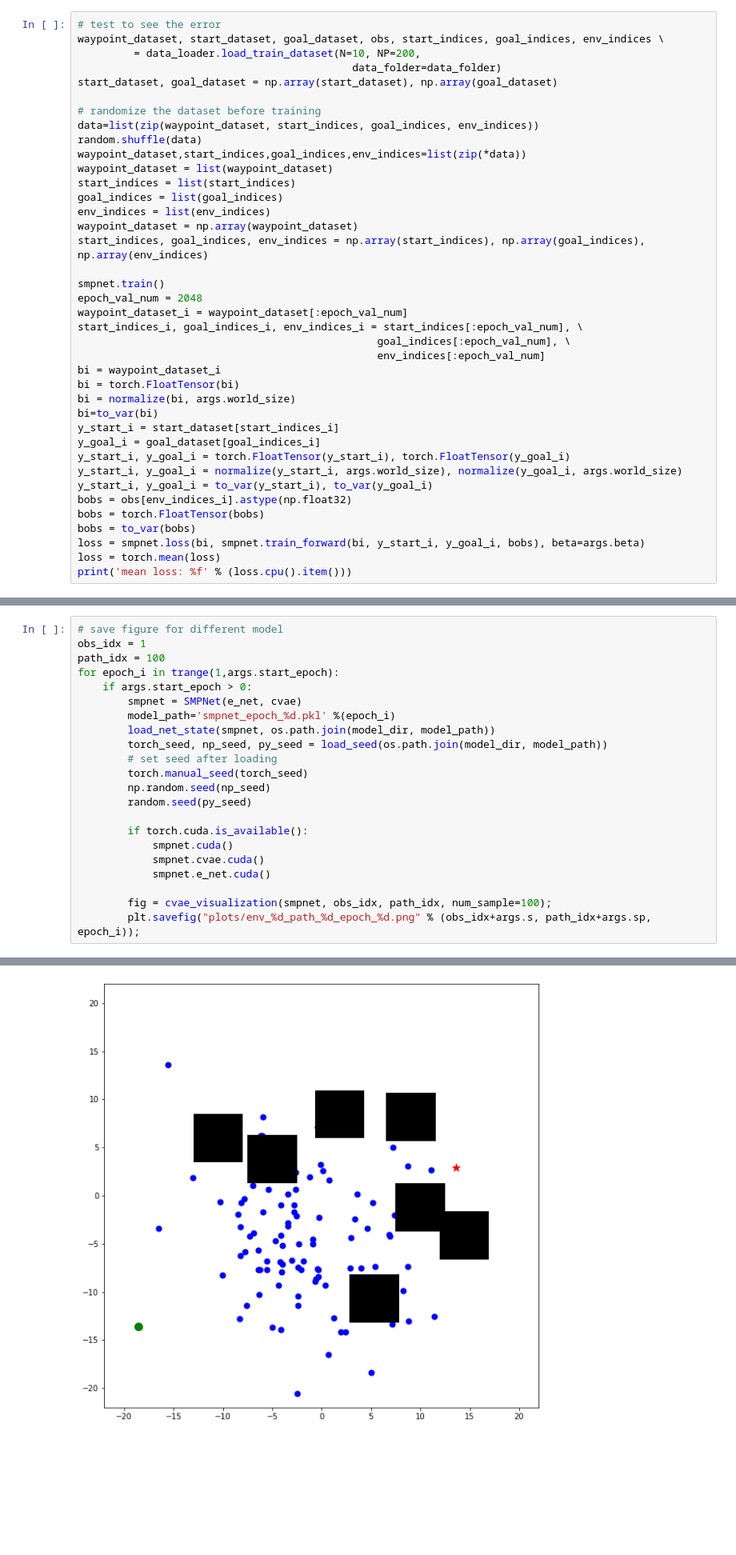
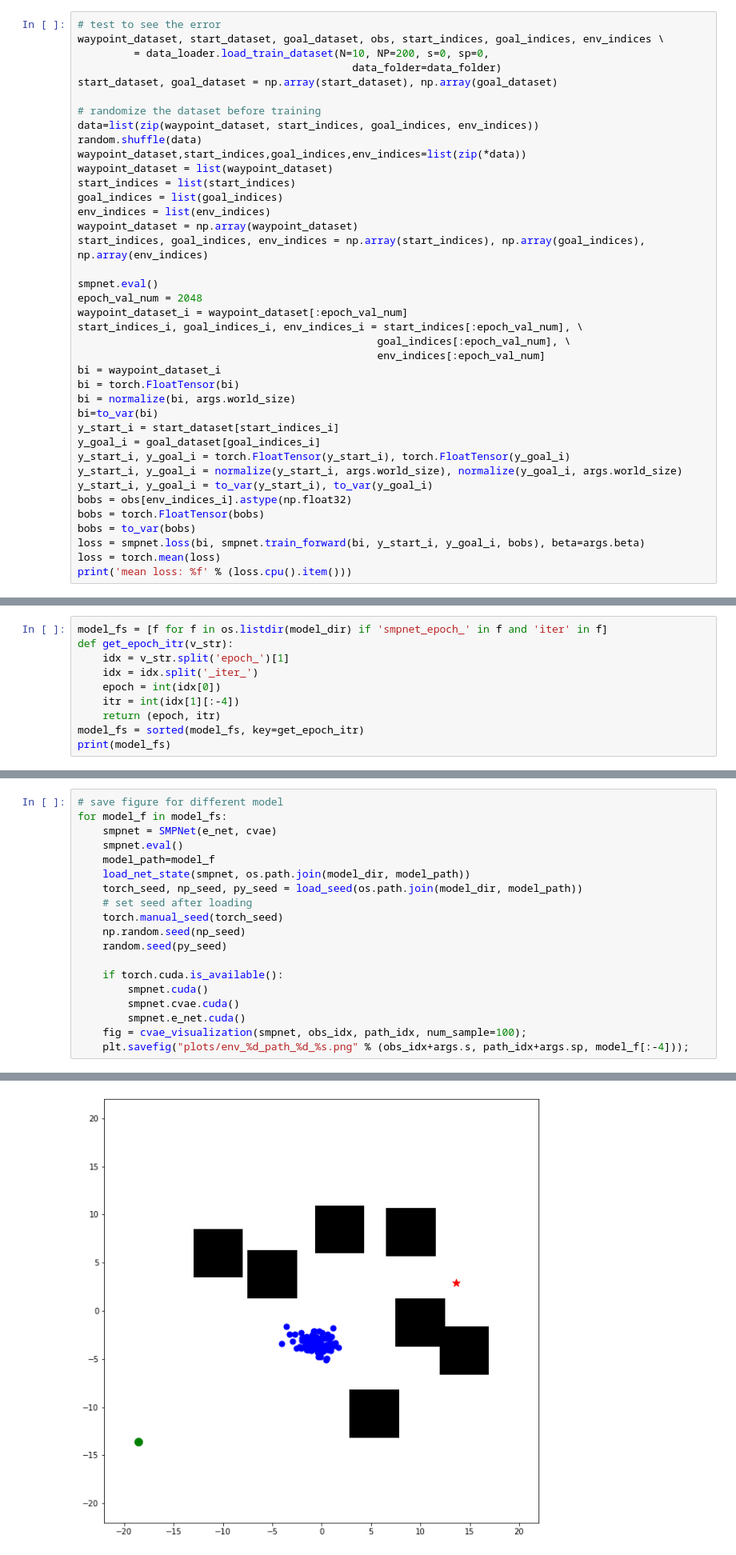
Before and after one commit to MiaoDragon/CSE535-Learning-Based-Motion-Planning-Using-Conditional-Variational-Autoencoder, a Jupyter notebook: cvae-planning/s2d_visualization.ipynb, the cells around one changed output, grey strips where cells are left out. Shown at 80% size. Saved outputs shown, nothing was run; the diff lists cells and outputs as text; blank space fills up the shorter version.

```diff
--- a/cvae-planning/s2d_visualization.ipynb
+++ b/cvae-planning/s2d_visualization.ipynb
@@ -111,7 +98,7 @@ length of the output of one encoder
 # %%
 # test to see the error
 waypoint_dataset, start_dataset, goal_dataset, obs, start_indices, goal_indices, env_indices \
-         = data_loader.load_train_dataset(N=10, NP=200,
+         = data_loader.load_train_dataset(N=10, NP=200, s=0, sp=0,
                                             data_folder=data_folder)
 start_dataset, goal_dataset = np.array(start_dataset), np.array(goal_dataset)
 
@@ -126,7 +113,7 @@ env_indices = list(env_indices)
 waypoint_dataset = np.array(waypoint_dataset)
 start_indices, goal_indices, env_indices = np.array(start_indices), np.array(goal_indices), np.array(env_indices)
 
-smpnet.train()
+smpnet.eval()
 epoch_val_num = 2048
 waypoint_dataset_i = waypoint_dataset[:epoch_val_num]
 start_indices_i, goal_indices_i, env_indices_i = start_indices[:epoch_val_num], \
@@ -225,0 +288,10 @@ print(path_lengths)
+# %%
+model_fs = [f for f in os.listdir(model_dir) if 'smpnet_epoch_' in f and 'iter' in f]
+def get_epoch_itr(v_str):
+    idx = v_str.split('epoch_')[1]
+    idx = idx.split('_iter_')
+    epoch = int(idx[0])
+    itr = int(idx[1][:-4])
+    return (epoch, itr)
+model_fs = sorted(model_fs, key=get_epoch_itr)
+print(model_fs)
@@ -226,23 +300,20 @@ print(path_lengths)
 # %%
 # save figure for different model
-obs_idx = 1
-path_idx = 100
-for epoch_i in trange(1,args.start_epoch):
-    if args.start_epoch > 0:
-        smpnet = SMPNet(e_net, cvae)
-        model_path='smpnet_epoch_%d.pkl' %(epoch_i)
-        load_net_state(smpnet, os.path.join(model_dir, model_path))
-        torch_seed, np_seed, py_seed = load_seed(os.path.join(model_dir, model_path))
-        # set seed after loading
-        torch.manual_seed(torch_seed)
-        np.random.seed(np_seed)
-        random.seed(py_seed)
+for model_f in model_fs:
+    smpnet = SMPNet(e_net, cvae)
+    smpnet.eval()
+    model_path=model_f
+    load_net_state(smpnet, os.path.join(model_dir, model_path))
+    torch_seed, np_seed, py_seed = load_seed(os.path.join(model_dir, model_path))
+    # set seed after loading
+    torch.manual_seed(torch_seed)
+    np.random.seed(np_seed)
+    random.seed(py_seed)
 
-        if torch.cuda.is_available():
-            smpnet.cuda()
-            smpnet.cvae.cuda()
-            smpnet.e_net.cuda()
-
-        fig = cvae_visualization(smpnet, obs_idx, path_idx, num_sample=100);
-        plt.savefig("plots/env_%d_path_%d_epoch_%d.png" % (obs_idx+args.s, path_idx+args.sp, epoch_i));
+    if torch.cuda.is_available():
+        smpnet.cuda()
+        smpnet.cvae.cuda()
+        smpnet.e_net.cuda()
+    fig = cvae_visualization(smpnet, obs_idx, path_idx, num_sample=100);
+    plt.savefig("plots/env_%d_path_%d_%s.png" % (obs_idx+args.s, path_idx+args.sp, model_f[:-4]));
 # %% [output]
@@ -252 +323 @@ for epoch_i in trange(1,args.start_epoch):
-[figure, old version]
+[figure, new version]
```
Also changed, not shown: parts of 10 cells of this notebook, 7 other files.
